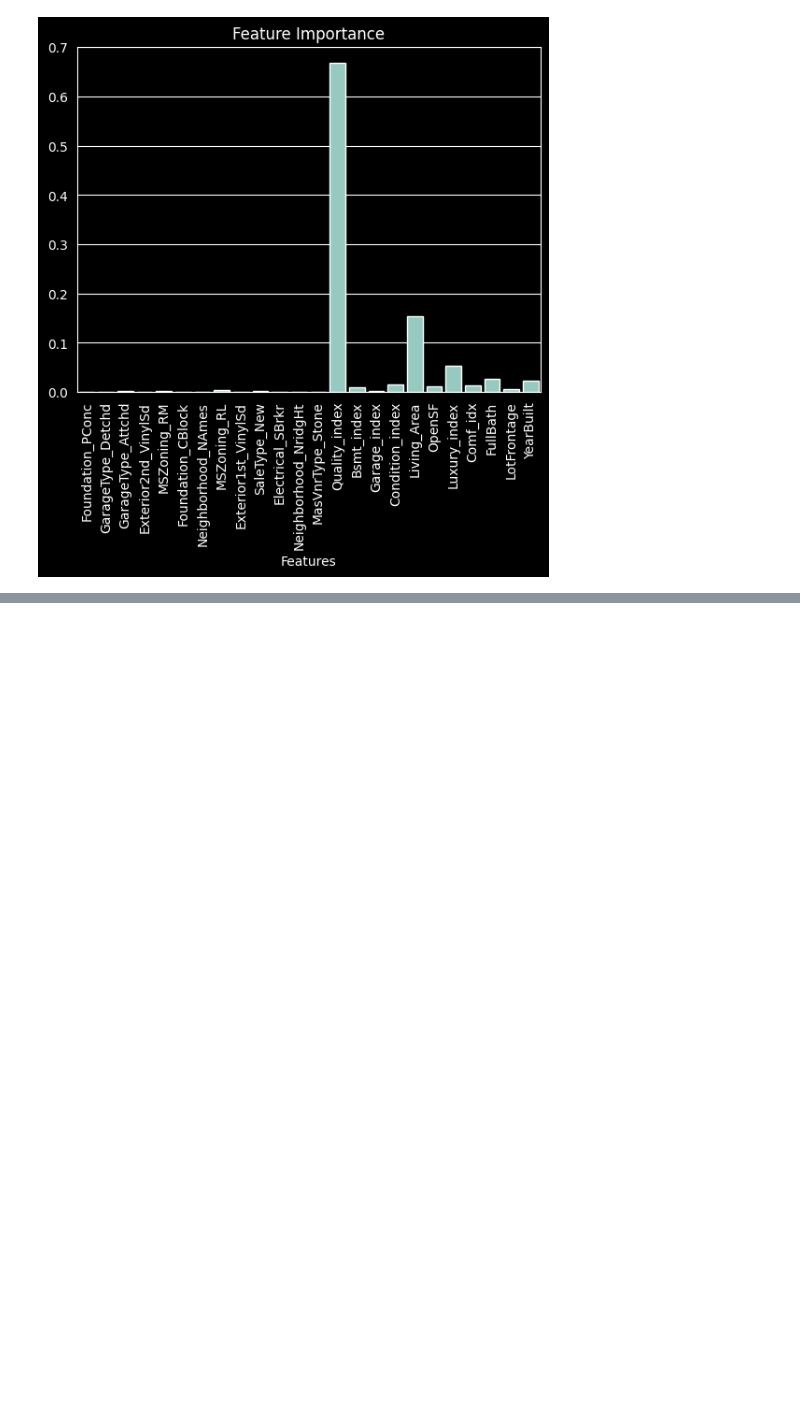
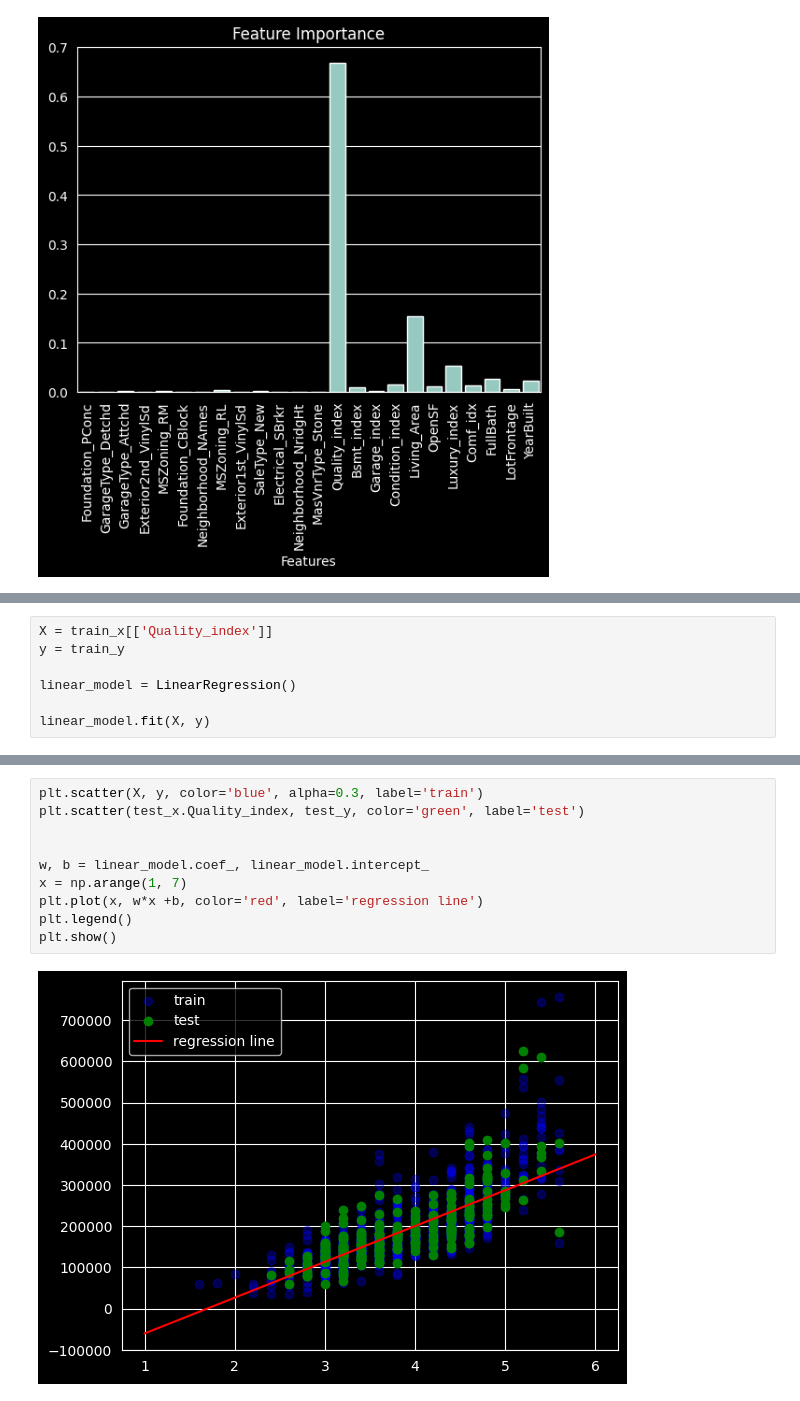
Before and after one commit to xXKeNdAmAmAsTeRXx/House_Prices_project, a Jupyter notebook: 5_Classic_Machine_Learning.ipynb, the cells around one changed output, grey strips where cells are left out. Saved outputs shown, nothing was run; the diff lists cells and outputs as text; blank space fills up the shorter version.

Commit message:
fitting a regression line on best feature

```diff
--- a/5_Classic_Machine_Learning.ipynb
+++ b/5_Classic_Machine_Learning.ipynb
@@ -319,0 +323,7 @@ plt.show()
+# %%
+X = train_x[['Quality_index']]
+y = train_y
+
+linear_model = LinearRegression()
+
+linear_model.fit(X, y)
@@ -319,0 +343,12 @@ plt.show()
+# %%
+plt.scatter(X, y, color='blue', alpha=0.3, label='train')
+plt.scatter(test_x.Quality_index, test_y, color='green', label='test')
+
+
+w, b = linear_model.coef_, linear_model.intercept_
+x = np.arange(1, 7)
+plt.plot(x, w*x +b, color='red', label='regression line')
+plt.legend()
+plt.show()
+# %% [output]
+[figure, added]
```
Also changed, not shown: parts of 3 cells of this notebook.
